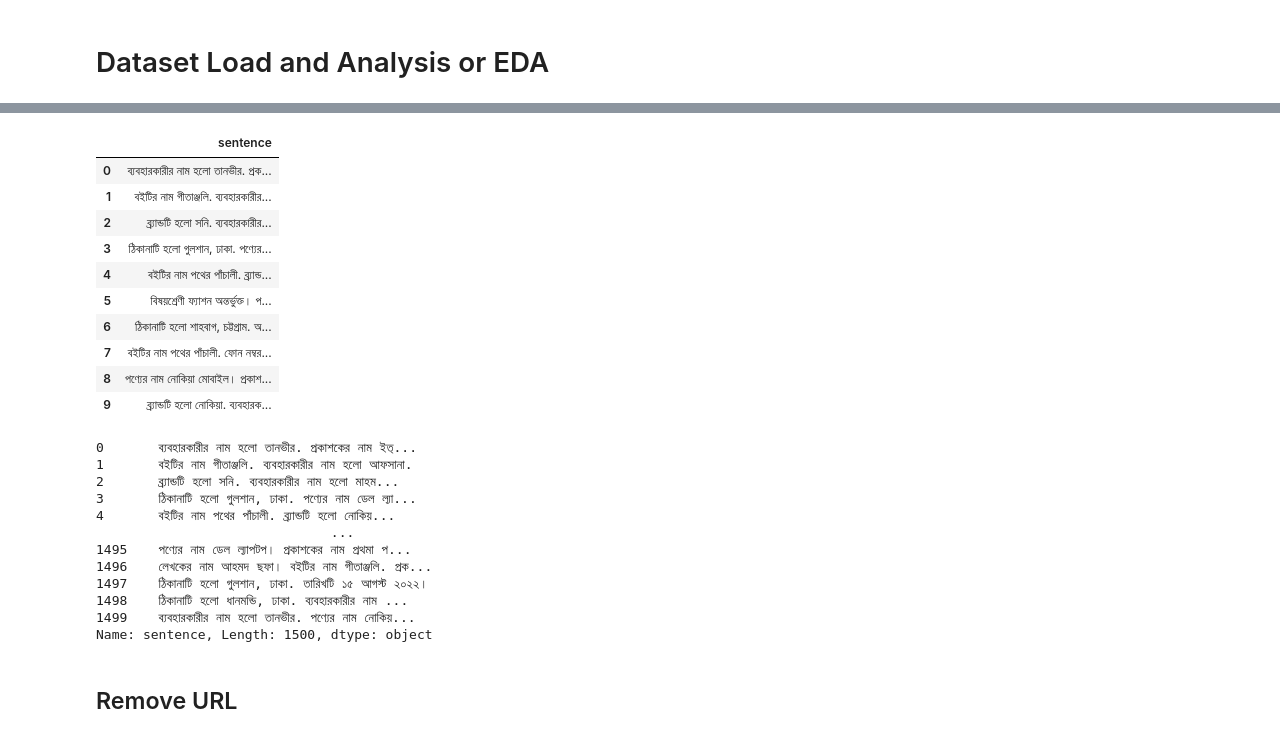
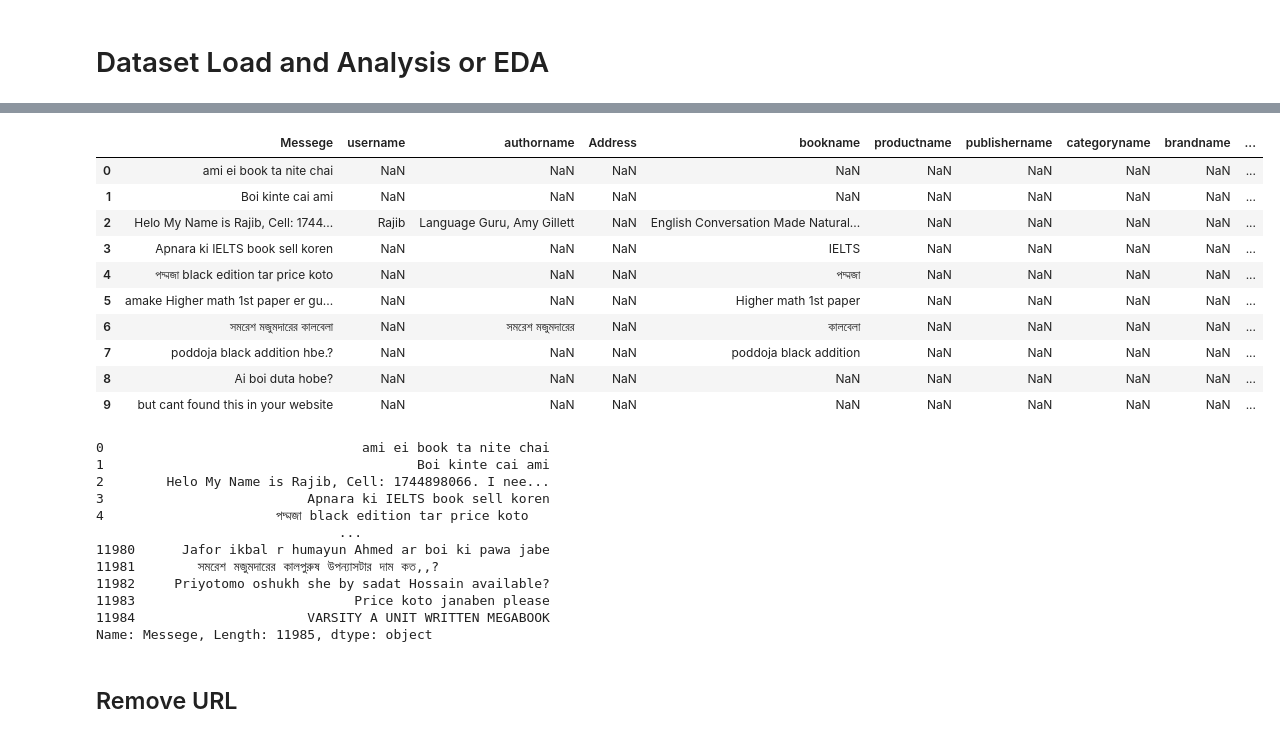
Before and after one commit to shuvo881/NER-tracking, a Jupyter notebook: code/main.ipynb, the cells around one changed output, grey strips where cells are left out. Saved outputs shown, nothing was run; the diff lists cells and outputs as text; code cells hidden in the pictures.

```diff
--- a/code/main.ipynb
+++ b/code/main.ipynb
@@ -17,37 +15,36 @@ for dirname, _, filenames in os.walk('../data/input'):
 ../data/input/NER_Training_Data.xlsx
 # %%
-# df = pd.read_excel('../data/input/NER_Training_Data.xlsx')
-df = pd.read_csv('../data/input/Multiple_NER_Bengali_Dataset.csv')
+df = pd.read_excel('../data/input/NER_Training_Data.xlsx')
 df.head(10)
 # %% [output]
-|  | sentence |
-| 0 | ব্যবহারকারীর নাম হলো তানভীর. প্রক... |
-| 1 | বইটির নাম গীতাঞ্জলি. ব্যবহারকারীর... |
-| 2 | ব্র্যান্ডটি হলো সনি. ব্যবহারকারীর... |
-| 3 | ঠিকানাটি হলো গুলশান, ঢাকা. পণ্যের... |
-| 4 | বইটির নাম পথের পাঁচালী. ব্র্যান্ড... |
-| 5 | বিষয়শ্রেণী ফ্যাশন অন্তর্ভুক্ত। প... |
-| 6 | ঠিকানাটি হলো শাহবাগ, চট্টগ্রাম. অ... |
-| 7 | বইটির নাম পথের পাঁচালী. ফোন নম্বর... |
-| 8 | পণ্যের নাম নোকিয়া মোবাইল। প্রকাশ... |
-| 9 | ব্র্যান্ডটি হলো নোকিয়া. ব্যবহারক... |
+|  | Messege | username | authorname | Address | bookname | productname | publishername | categoryname | brandname | ... |
+| 0 | ami ei book ta nite chai | NaN | NaN | NaN | NaN | NaN | NaN | NaN | NaN | ... |
+| 1 | Boi kinte cai ami | NaN | NaN | NaN | NaN | NaN | NaN | NaN | NaN | ... |
+| 2 | Helo My Name is Rajib, Cell: 1744... | Rajib | Language Guru, Amy Gillett | NaN | English Conversation Made Natural... | NaN | NaN | NaN | NaN | ... |
+| 3 | Apnara ki IELTS book sell koren | NaN | NaN | NaN | IELTS | NaN | NaN | NaN | NaN | ... |
+| 4 | পদ্মজা black edition tar price koto | NaN | NaN | NaN | পদ্মজা | NaN | NaN | NaN | NaN | ... |
+| 5 | amake Higher math 1st paper er gu... | NaN | NaN | NaN | Higher math 1st paper | NaN | NaN | NaN | NaN | ... |
+| 6 | সমরেশ মজুমদারের কালবেলা | NaN | সমরেশ মজুমদারের | NaN | কালবেলা | NaN | NaN | NaN | NaN | ... |
+| 7 | poddoja black addition hbe.? | NaN | NaN | NaN | poddoja black addition | NaN | NaN | NaN | NaN | ... |
+| 8 | Ai boi duta hobe? | NaN | NaN | NaN | NaN | NaN | NaN | NaN | NaN | ... |
+| 9 | but cant found this in your website | NaN | NaN | NaN | NaN | NaN | NaN | NaN | NaN | ... |
 # %%
 # extract messages
-messages_df = df['sentence']
+messages_df = df['Messege']
 messages_df
 # %% [output]
-0       ব্যবহারকারীর নাম হলো তানভীর. প্রকাশকের নাম ইত্...
-1       বইটির নাম গীতাঞ্জলি. ব্যবহারকারীর নাম হলো আফসানা.
-2       ব্র্যান্ডটি হলো সনি. ব্যবহারকারীর নাম হলো মাহম...
-3       ঠিকানাটি হলো গুলশান, ঢাকা. পণ্যের নাম ডেল ল্যা...
-4       বইটির নাম পথের পাঁচালী. ব্র্যান্ডটি হলো নোকিয়...
-                              ...
-1495    পণ্যের নাম ডেল ল্যাপটপ। প্রকাশকের নাম প্রথমা প...
-1496    লেখকের নাম আহমদ ছফা। বইটির নাম গীতাঞ্জলি. প্রক...
-1497    ঠিকানাটি হলো গুলশান, ঢাকা. তারিখটি ১৫ আগস্ট ২০২২।
-1498    ঠিকানাটি হলো ধানমন্ডি, ঢাকা. ব্যবহারকারীর নাম ...
-1499    ব্যবহারকারীর নাম হলো তানভীর. পণ্যের নাম নোকিয়...
-Name: sentence, Length: 1500, dtype: object
+0                                 ami ei book ta nite chai
+1                                        Boi kinte cai ami
+2        Helo My Name is Rajib, Cell: 1744898066. I nee...
+3                          Apnara ki IELTS book sell koren
+4                      পদ্মজা black edition tar price koto
+                               ...
+11980      Jafor ikbal r humayun Ahmed ar boi ki pawa jabe
+11981        সমরেশ মজুমদারের কালপুরুষ উপন্যাসটার দাম কত,,?
+11982     Priyotomo oshukh she by sadat Hossain available?
+11983                            Price koto janaben please
+11984                      VARSITY A UNIT WRITTEN MEGABOOK
+Name: Messege, Length: 11985, dtype: object
 # %% [markdown]
 ## Remove URL
 # %%
```
Also changed, not shown: parts of 10 cells of this notebook.
